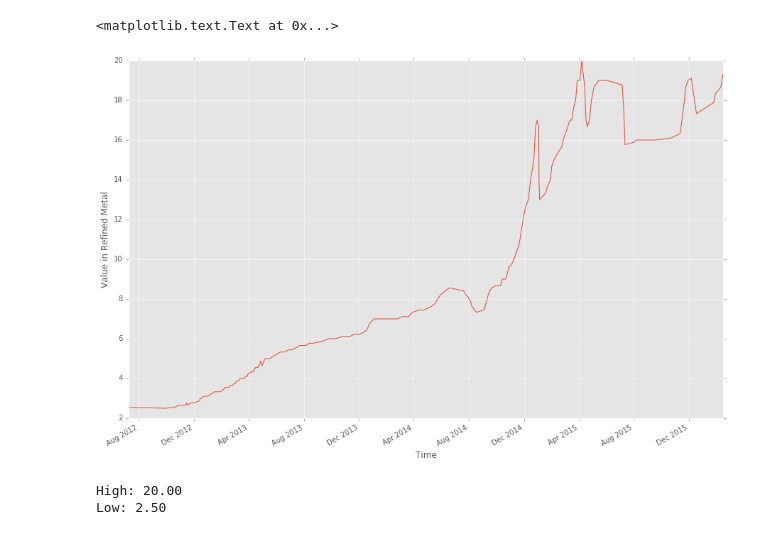
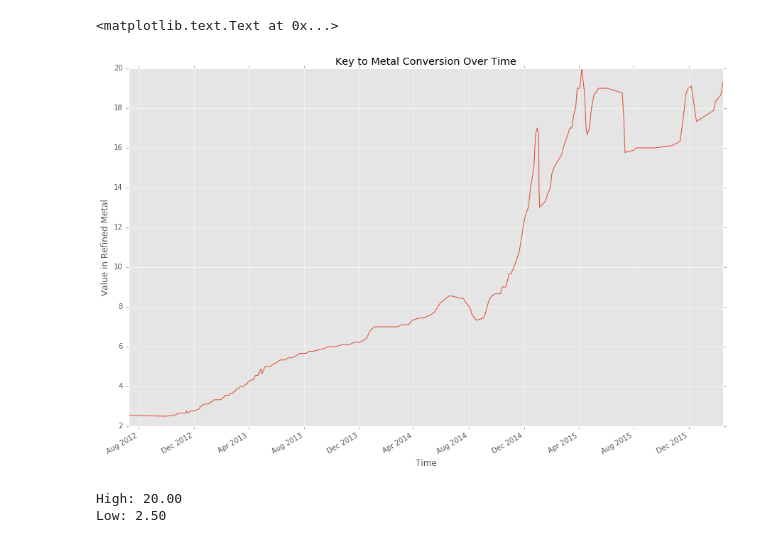
Before and after one commit to NithinPerumal/SteamMarketAnalysis, a Jupyter notebook: IPython Notebook/KeyValueOverTime.ipynb, the cells around one changed output. Drawn from its saved outputs; the diff is of its cells as text; code cells hidden in the pictures.

```diff
--- a/IPython Notebook/KeyValueOverTime.ipynb
+++ b/IPython Notebook/KeyValueOverTime.ipynb
@@ -21,16 +21,16 @@ dfIn.sort_index(inplace = True)
 # %%
 dfIn.reset_index(inplace = True)
 dfKey = dfIn[dfIn['Name'] == 'Mann Co. Supply Crate Key'].head(1000000000000)
 dfKey = dfKey.sort_values('DateTime')
-ax = dfKey.plot(kind='line', x='DateTime', y='value', figsize=(15, 10))
+ax = dfKey.plot(kind='line', x='DateTime', y='value', title='Key to Metal Conversion Over Time', figsize=(15, 10))
 ax.legend_.remove()
 
 ax.set_xlabel('Time')
 ax.set_ylabel('Value in Refined Metal')
 #ax.axhline(y=2.50) <-- Line representing key dollar amt
 # %% [output]
 <matplotlib.text.Text at 0x...>
-[figure, old version]
+[figure, new version]
 # %%
 print("High: %0.2f\nLow: %0.2f" % (dfKey['value'].max(), dfKey['value'].min()))
 # %% [output]
```
Also changed, not shown: 1 other file.
